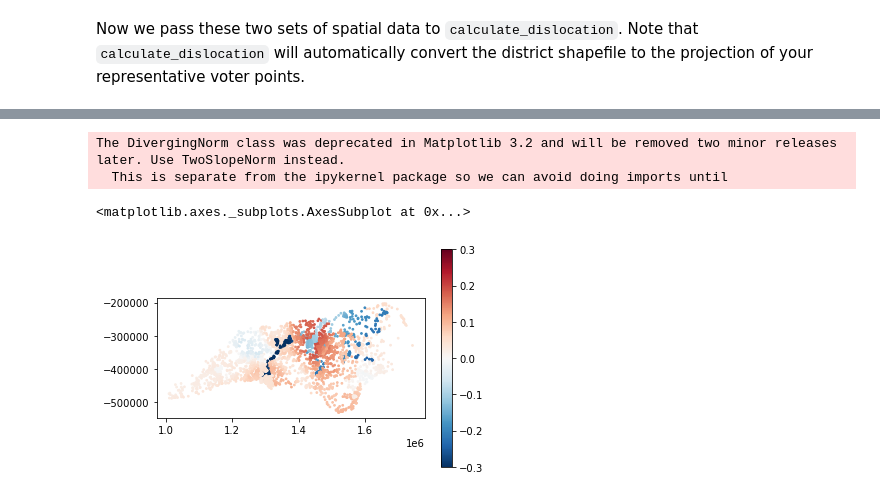
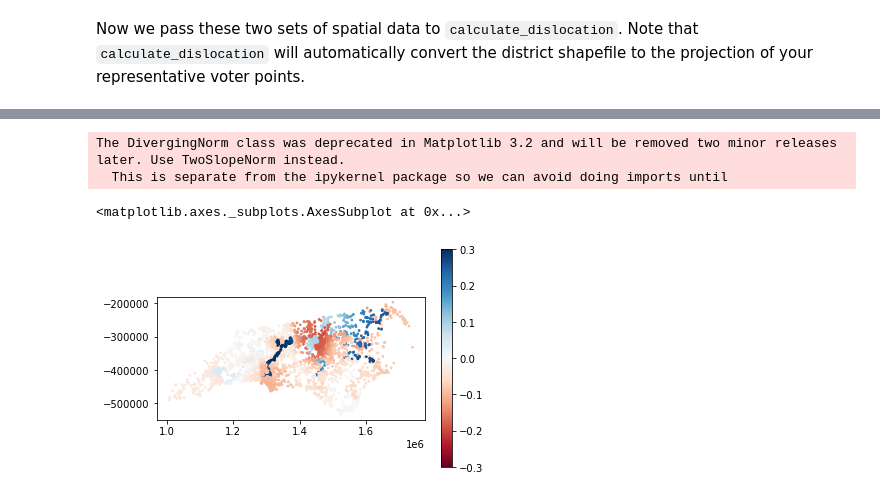
Before and after one commit to nickeubank/partisan_dislocation, a Jupyter notebook: dislocation_tutorial.ipynb, the cells around one changed output, grey strips where cells are left out. Cells and saved outputs as stored; diff of their text form; code cells hidden in the pictures.

```diff
--- a/dislocation_tutorial.ipynb
+++ b/dislocation_tutorial.ipynb
@@ -130,12 +130,12 @@ dislocation.head()
 # %%
 # Plot it!
 from matplotlib import colors
 dislocation_map = colors.DivergingNorm(vmin=-0.3, vcenter=0., vmax=0.2)
 dislocation.plot('partisan_dislocation', markersize=3,
-                 cmap='RdBu_r', legend=True,
+                 cmap='RdBu', legend=True,
                  vmin=-0.3, vmax=0.3)
 # %% [output]
 The DivergingNorm class was deprecated in Matplotlib 3.2 and will be removed two minor releases later. Use TwoSlopeNorm instead.
   This is separate from the ipykernel package so we can avoid doing imports until
 <matplotlib.axes._subplots.AxesSubplot at 0x...>
-[figure, old version]
+[figure, new version]
```
Also changed, not shown: parts of 3 cells of this notebook, 3 other files.
